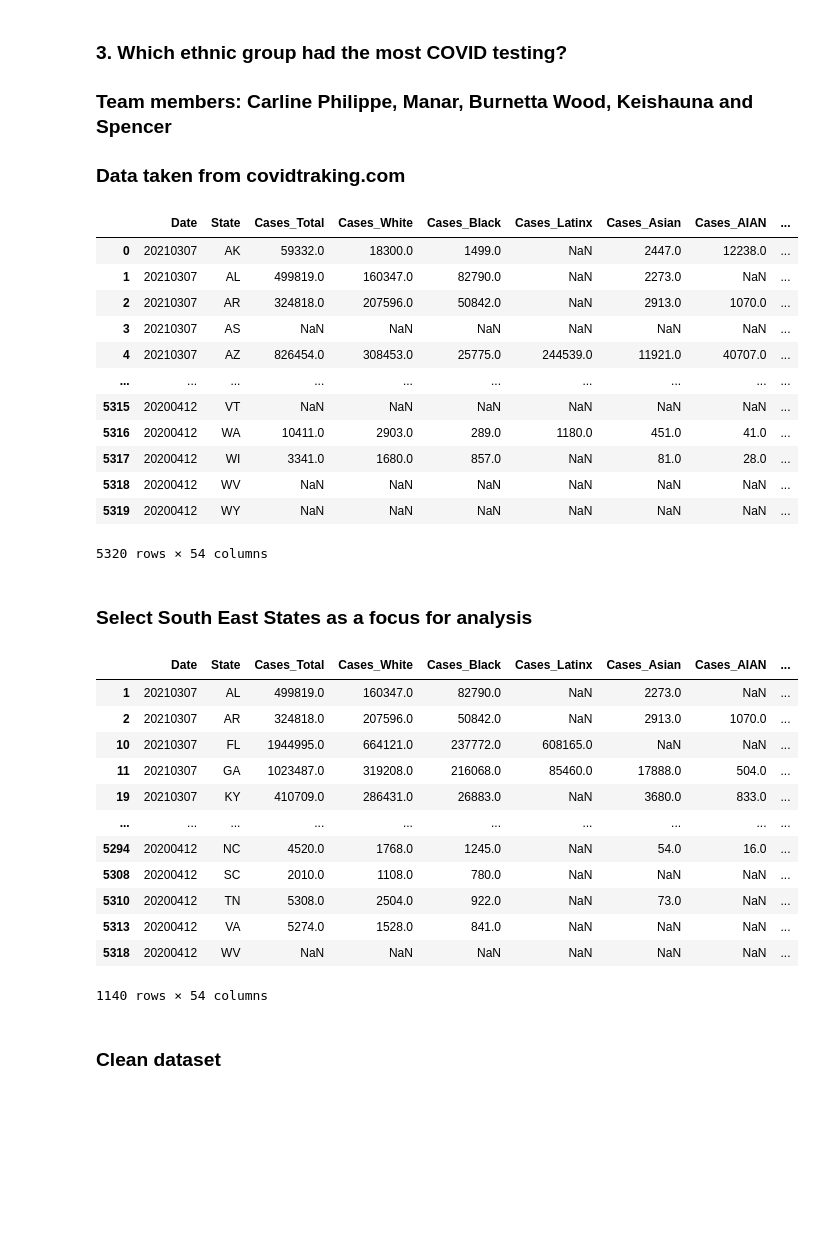
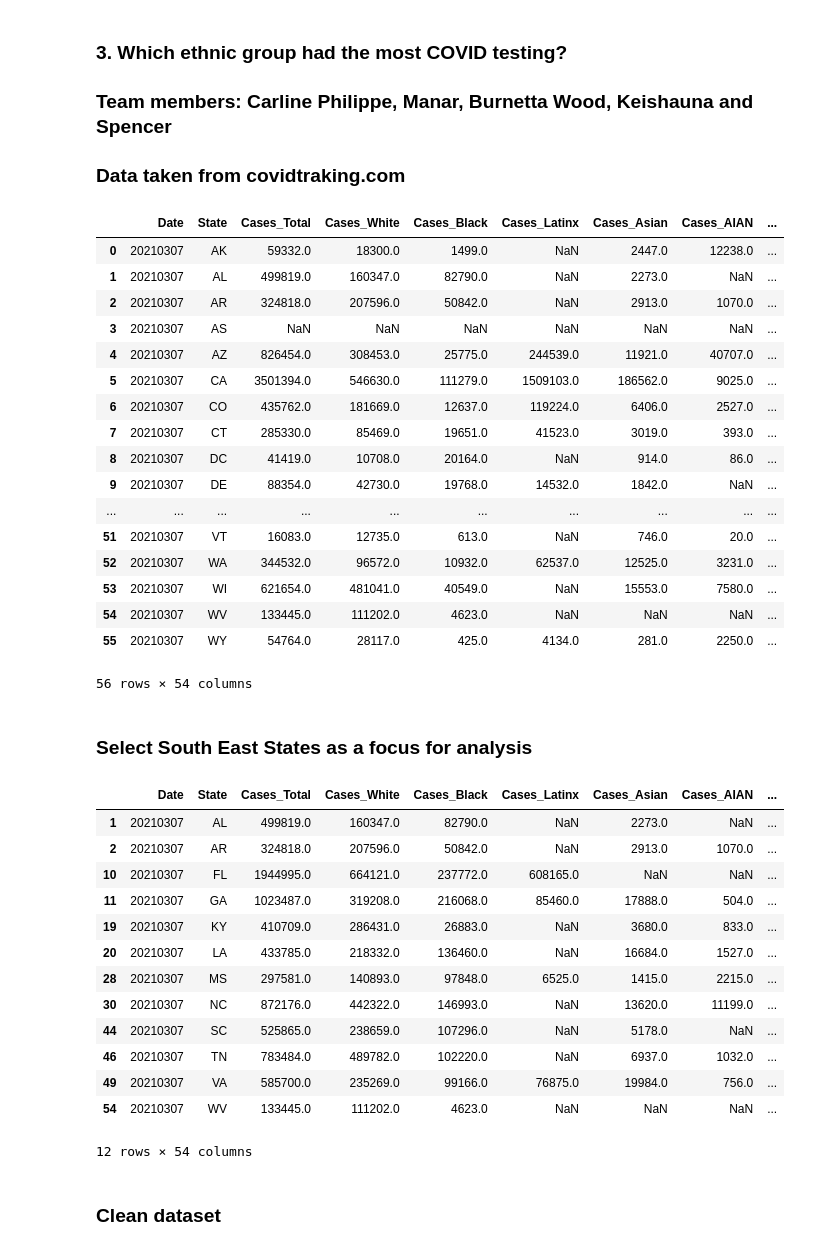
Before and after one commit to burnettaw/CMBKS-Group-5, a Jupyter notebook: covid_analysis_G1-3.ipynb, the cells around one changed output. Cells and saved outputs as stored; diff of their text form; code cells hidden in the pictures; blank space fills up the shorter version.

```diff
--- a/covid_analysis_G1-3.ipynb
+++ b/covid_analysis_G1-3.ipynb
@@ -8,32 +8,39 @@
 # %%
 # Dependencies and Setup
 import matplotlib.pyplot as plt
 import pandas as pd
 import scipy.stats as st
 import numpy as np
 
 # Read COVID-19 data file
 covid19data_path = "Resources/CRDTData.csv"
-covid19data_path = "Resources/CRDTData.csv"
 covid19_initial_results_main = pd.read_csv(covid19data_path)
 
 #Make a copy of Original DataFame
 covid19_initial_results = covid19_initial_results_main.copy()
 covid19_initial_results
+
+covid19_initial_results = covid19_initial_results.loc[covid19_initial_results['Date'] == 20210307]
+covid19_initial_results
 # %% [output]
 |  | Date | State | Cases_Total | Cases_White | Cases_Black | Cases_Latinx | Cases_Asian | Cases_AIAN | ... |
 | 0 | 20210307 | AK | 59332.0 | 18300.0 | 1499.0 | NaN | 2447.0 | 12238.0 | ... |
 | 1 | 20210307 | AL | 499819.0 | 160347.0 | 82790.0 | NaN | 2273.0 | NaN | ... |
 | 2 | 20210307 | AR | 324818.0 | 207596.0 | 50842.0 | NaN | 2913.0 | 1070.0 | ... |
 | 3 | 20210307 | AS | NaN | NaN | NaN | NaN | NaN | NaN | ... |
 | 4 | 20210307 | AZ | 826454.0 | 308453.0 | 25775.0 | 244539.0 | 11921.0 | 40707.0 | ... |
+| 5 | 20210307 | CA | 3501394.0 | 546630.0 | 111279.0 | 1509103.0 | 186562.0 | 9025.0 | ... |
+| 6 | 20210307 | CO | 435762.0 | 181669.0 | 12637.0 | 119224.0 | 6406.0 | 2527.0 | ... |
+| 7 | 20210307 | CT | 285330.0 | 85469.0 | 19651.0 | 41523.0 | 3019.0 | 393.0 | ... |
+| 8 | 20210307 | DC | 41419.0 | 10708.0 | 20164.0 | NaN | 914.0 | 86.0 | ... |
+| 9 | 20210307 | DE | 88354.0 | 42730.0 | 19768.0 | 14532.0 | 1842.0 | NaN | ... |
 | ... | ... | ... | ... | ... | ... | ... | ... | ... | ... |
-| 5315 | 20200412 | VT | NaN | NaN | NaN | NaN | NaN | NaN | ... |
-| 5316 | 20200412 | WA | 10411.0 | 2903.0 | 289.0 | 1180.0 | 451.0 | 41.0 | ... |
-| 5317 | 20200412 | WI | 3341.0 | 1680.0 | 857.0 | NaN | 81.0 | 28.0 | ... |
-| 5318 | 20200412 | WV | NaN | NaN | NaN | NaN | NaN | NaN | ... |
-| 5319 | 20200412 | WY | NaN | NaN | NaN | NaN | NaN | NaN | ... |
+| 51 | 20210307 | VT | 16083.0 | 12735.0 | 613.0 | NaN | 746.0 | 20.0 | ... |
+| 52 | 20210307 | WA | 344532.0 | 96572.0 | 10932.0 | 62537.0 | 12525.0 | 3231.0 | ... |
+| 53 | 20210307 | WI | 621654.0 | 481041.0 | 40549.0 | NaN | 15553.0 | 7580.0 | ... |
+| 54 | 20210307 | WV | 133445.0 | 111202.0 | 4623.0 | NaN | NaN | NaN | ... |
+| 55 | 20210307 | WY | 54764.0 | 28117.0 | 425.0 | 4134.0 | 281.0 | 2250.0 | ... |
-5320 rows × 54 columns
+56 rows × 54 columns
 # %% [markdown]
 ### Select South East States as a focus for analysis
 # %%
@@ -41,7 +48,7 @@ covid19_initial_results
 #covid_case_totals_positive = covid19_initial_results.reset_index()
 
 
-covid_case_totals_positive = covid19_initial_results.loc[(covid19_initial_results['State'] == 'NC') |
+covid_case_totals_positive = covid19_initial_results.loc[ (covid19_initial_results['State'] == 'NC') |
                                                           (covid19_initial_results['State'] == 'SC') |
                                                           (covid19_initial_results['State'] == 'GA') |
                                                           (covid19_initial_results['State'] == 'VA') |
@@ -62,13 +69,14 @@ covid_case_totals_positive
 | 10 | 20210307 | FL | 1944995.0 | 664121.0 | 237772.0 | 608165.0 | NaN | NaN | ... |
 | 11 | 20210307 | GA | 1023487.0 | 319208.0 | 216068.0 | 85460.0 | 17888.0 | 504.0 | ... |
 | 19 | 20210307 | KY | 410709.0 | 286431.0 | 26883.0 | NaN | 3680.0 | 833.0 | ... |
-| ... | ... | ... | ... | ... | ... | ... | ... | ... | ... |
-| 5294 | 20200412 | NC | 4520.0 | 1768.0 | 1245.0 | NaN | 54.0 | 16.0 | ... |
-| 5308 | 20200412 | SC | 2010.0 | 1108.0 | 780.0 | NaN | NaN | NaN | ... |
-| 5310 | 20200412 | TN | 5308.0 | 2504.0 | 922.0 | NaN | 73.0 | NaN | ... |
-| 5313 | 20200412 | VA | 5274.0 | 1528.0 | 841.0 | NaN | NaN | NaN | ... |
-| 5318 | 20200412 | WV | NaN | NaN | NaN | NaN | NaN | NaN | ... |
+| 20 | 20210307 | LA | 433785.0 | 218332.0 | 136460.0 | NaN | 16684.0 | 1527.0 | ... |
+| 28 | 20210307 | MS | 297581.0 | 140893.0 | 97848.0 | 6525.0 | 1415.0 | 2215.0 | ... |
+| 30 | 20210307 | NC | 872176.0 | 442322.0 | 146993.0 | NaN | 13620.0 | 11199.0 | ... |
+| 44 | 20210307 | SC | 525865.0 | 238659.0 | 107296.0 | NaN | 5178.0 | NaN | ... |
+| 46 | 20210307 | TN | 783484.0 | 489782.0 | 102220.0 | NaN | 6937.0 | 1032.0 | ... |
+| 49 | 20210307 | VA | 585700.0 | 235269.0 | 99166.0 | 76875.0 | 19984.0 | 756.0 | ... |
+| 54 | 20210307 | WV | 133445.0 | 111202.0 | 4623.0 | NaN | NaN | NaN | ... |
-1140 rows × 54 columns
+12 rows × 54 columns
 # %% [markdown]
 ### Clean dataset
 # %%
```
Also changed, not shown: parts of 24 cells of this notebook, 1 other file.
